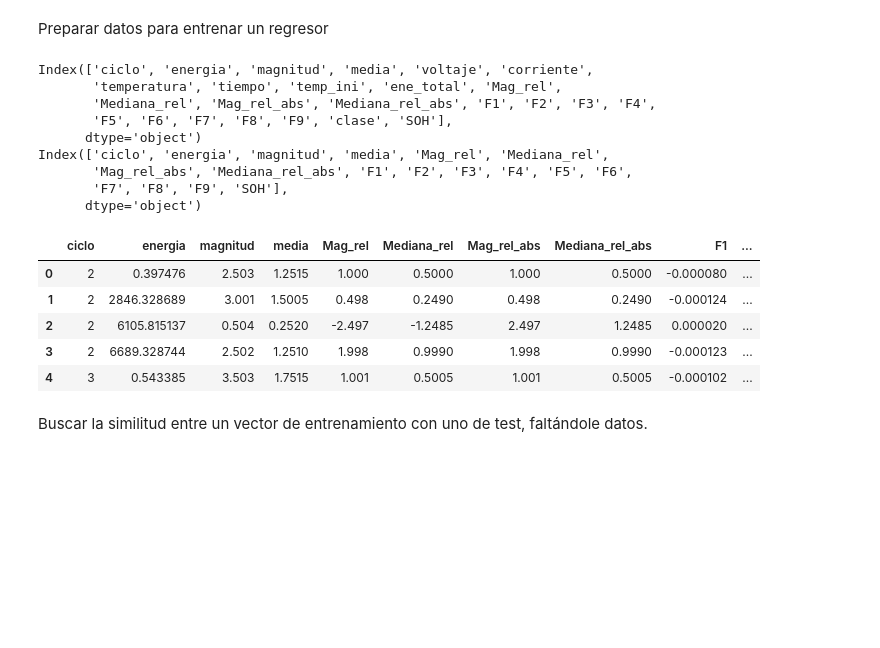
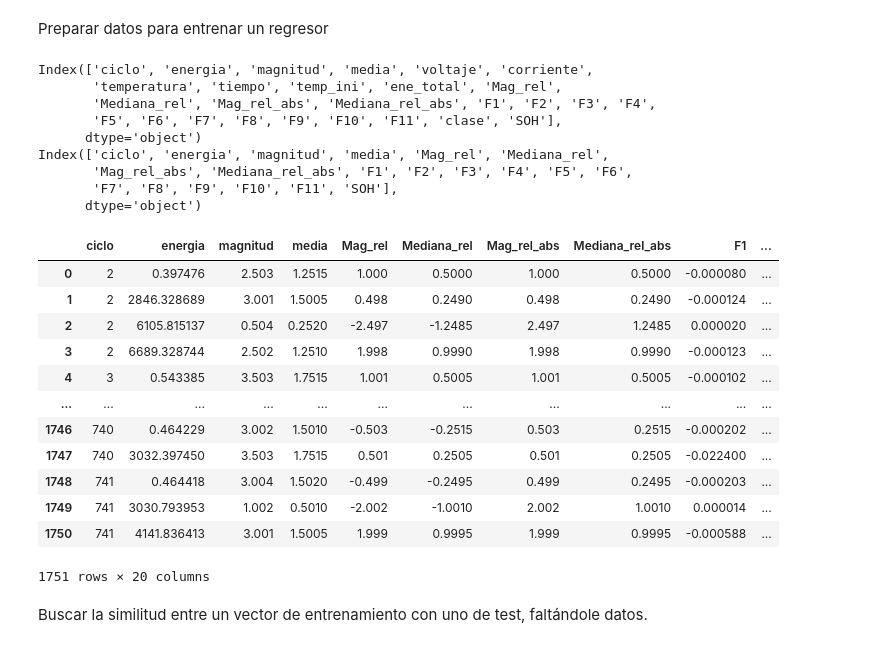
Before and after one commit to MartinVIllesca/Analisis_Baterias, a Jupyter notebook: notebooks/Prueba SBM.ipynb, the cells around one changed output. Cells and saved outputs as stored; diff of their text form; code cells hidden in the pictures; blank space fills up the shorter version.

```diff
--- a/notebooks/Prueba SBM.ipynb
+++ b/notebooks/Prueba SBM.ipynb
@@ -137,6 +137,10 @@ df["F6"] = RC_test[0]  # circuito RC
 df["F7"] = potencia_instantanea_salto(df['voltaje'], df['corriente'], limite=1) #Potencia instantanea
 df["F8"] = np.round(df["F7"].values/df["Mag_rel"].values,3)
 df["F9"] =  np.round(df["F7"].values/df["Mag_rel_abs"].values,3)
+df['F10'] = diferencia_voltaje(df['voltaje'], df['corriente'])
+df['F11'] = diferencia_voltaje2(df['voltaje'], df['corriente'])
+
+
 #RW5
 df_2["ene_total"] = energia_total(df_2["energia"],df_2["ciclo"])
 
@@ -158,6 +162,8 @@ df_2["F6"] = RC_test[0]  # circuito RC
 df_2["F7"] = potencia_instantanea_salto(df_2['voltaje'], df_2['corriente'], limite=1) #Potencia instantanea
 df_2["F8"] = np.round(df_2["F7"].values/df_2["Mag_rel"].values,3)
 df_2["F9"] = np.round(df_2["F7"].values/df_2["Mag_rel_abs"].values,3)
+df_2['F10'] = diferencia_voltaje(df_2['voltaje'], df_2['corriente'])
+df_2['F11'] = diferencia_voltaje2(df_2['voltaje'], df_2['corriente'])
 #Cambio de labels para etiquetar
 
 sep = 8
@@ -345,28 +361,35 @@ Preparar datos para entrenar un regresor
 # %%
 print(df_train.columns)
 X_train = df_train.drop(columns=['voltaje', 'ene_total',
                                  'corriente', 'temperatura', 'tiempo', 'temp_ini',
                                  'clase'])
 X_train = X_train.reset_index().drop(columns=['index'])
 print(X_train.columns)
 target_train = df_train['SOH'].values
-X_train.head()
+X_train
 # %% [output]
 Index(['ciclo', 'energia', 'magnitud', 'media', 'voltaje', 'corriente',
        'temperatura', 'tiempo', 'temp_ini', 'ene_total', 'Mag_rel',
        'Mediana_rel', 'Mag_rel_abs', 'Mediana_rel_abs', 'F1', 'F2', 'F3', 'F4',
-       'F5', 'F6', 'F7', 'F8', 'F9', 'clase', 'SOH'],
+       'F5', 'F6', 'F7', 'F8', 'F9', 'F10', 'F11', 'clase', 'SOH'],
       dtype='object')
 Index(['ciclo', 'energia', 'magnitud', 'media', 'Mag_rel', 'Mediana_rel',
        'Mag_rel_abs', 'Mediana_rel_abs', 'F1', 'F2', 'F3', 'F4', 'F5', 'F6',
-       'F7', 'F8', 'F9', 'SOH'],
+       'F7', 'F8', 'F9', 'F10', 'F11', 'SOH'],
       dtype='object')
 |  | ciclo | energia | magnitud | media | Mag_rel | Mediana_rel | Mag_rel_abs | Mediana_rel_abs | F1 | ... |
 | 0 | 2 | 0.397476 | 2.503 | 1.2515 | 1.000 | 0.5000 | 1.000 | 0.5000 | -0.000080 | ... |
 | 1 | 2 | 2846.328689 | 3.001 | 1.5005 | 0.498 | 0.2490 | 0.498 | 0.2490 | -0.000124 | ... |
 | 2 | 2 | 6105.815137 | 0.504 | 0.2520 | -2.497 | -1.2485 | 2.497 | 1.2485 | 0.000020 | ... |
 | 3 | 2 | 6689.328744 | 2.502 | 1.2510 | 1.998 | 0.9990 | 1.998 | 0.9990 | -0.000123 | ... |
 | 4 | 3 | 0.543385 | 3.503 | 1.7515 | 1.001 | 0.5005 | 1.001 | 0.5005 | -0.000102 | ... |
+| ... | ... | ... | ... | ... | ... | ... | ... | ... | ... | ... |
+| 1746 | 740 | 0.464229 | 3.002 | 1.5010 | -0.503 | -0.2515 | 0.503 | 0.2515 | -0.000202 | ... |
+| 1747 | 740 | 3032.397450 | 3.503 | 1.7515 | 0.501 | 0.2505 | 0.501 | 0.2505 | -0.022400 | ... |
+| 1748 | 741 | 0.464418 | 3.004 | 1.5020 | -0.499 | -0.2495 | 0.499 | 0.2495 | -0.000203 | ... |
+| 1749 | 741 | 3030.793953 | 1.002 | 0.5010 | -2.002 | -1.0010 | 2.002 | 1.0010 | 0.000014 | ... |
+| 1750 | 741 | 4141.836413 | 3.001 | 1.5005 | 1.999 | 0.9995 | 1.999 | 0.9995 | -0.000588 | ... |
+1751 rows × 20 columns
 # %% [markdown]
 Buscar la similitud entre un vector de entrenamiento con uno de test, faltándole datos.
 # %%
```
Also changed, not shown: parts of 13 cells of this notebook, 1 other file.
